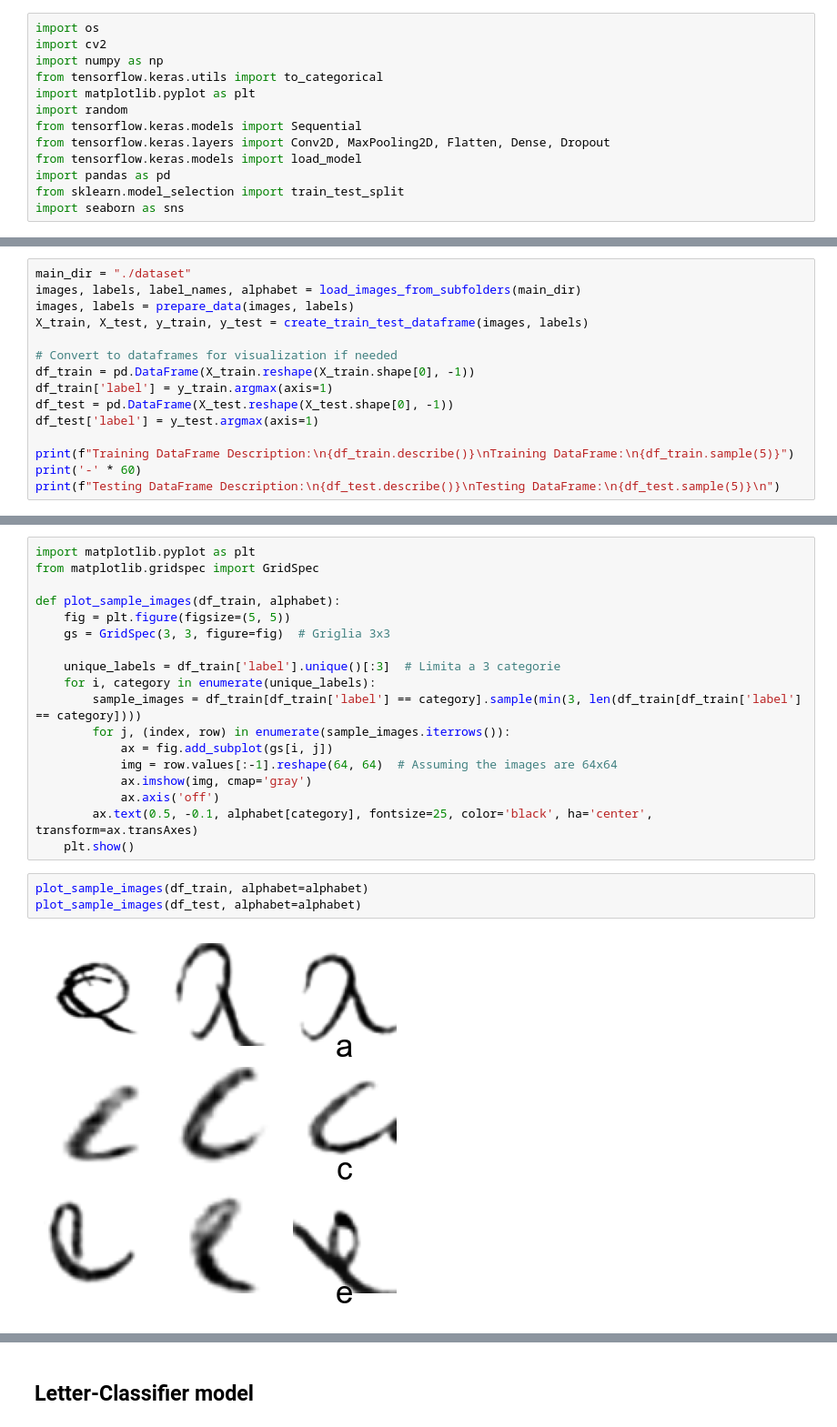
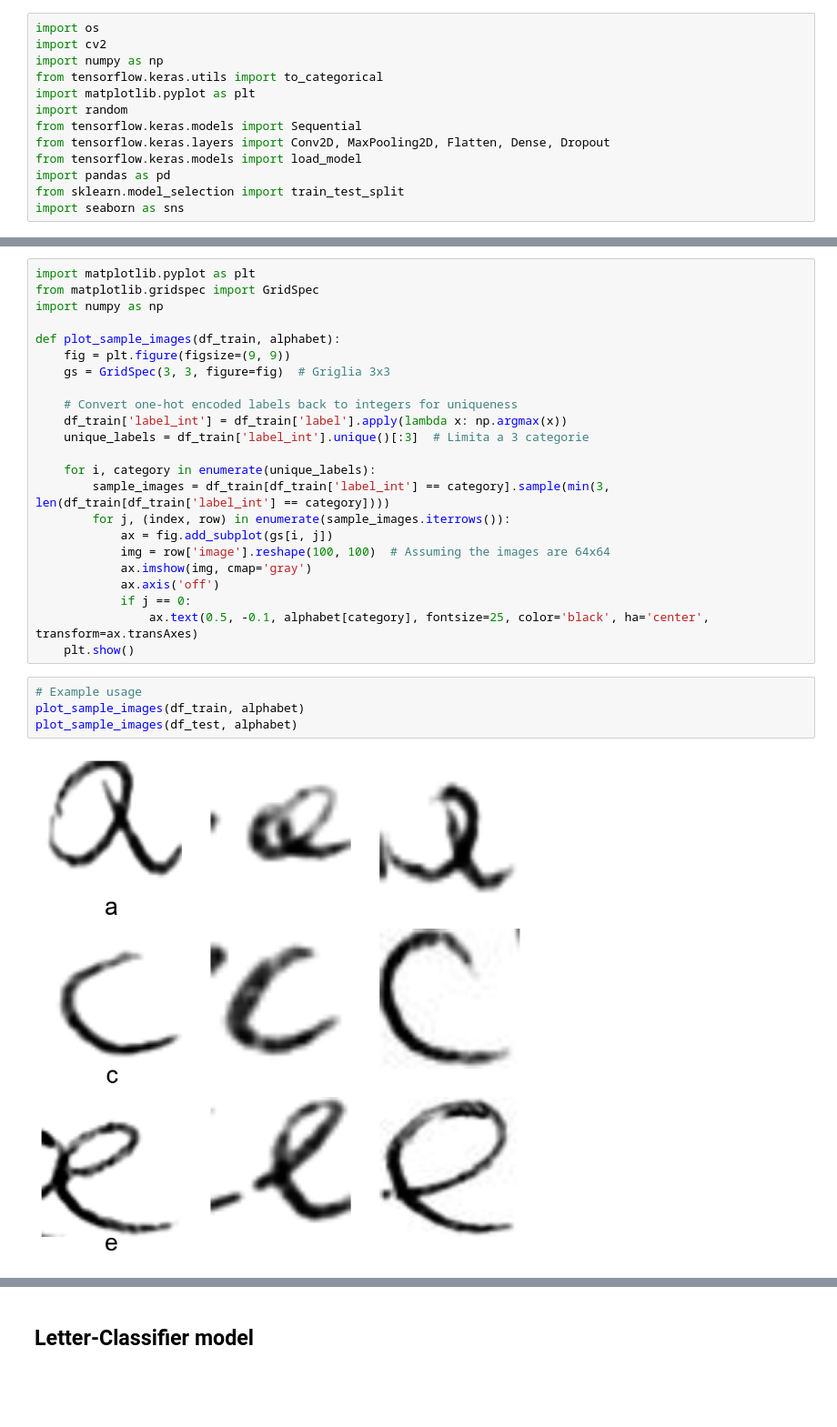
Before and after one commit to simone002/LetterClassifier, a Jupyter notebook: project.ipynb, the cells around one changed output, grey strips where cells are left out. Shown at 91% size. Saved outputs shown, nothing was run; the diff lists cells and outputs as text; blank space fills up the shorter version.

```diff
--- a/project.ipynb
+++ b/project.ipynb
@@ -91,15 +117,0 @@ def plot_class_distribution(labels, title, alphabet):
-# %%
-main_dir = "./dataset"
-images, labels, label_names, alphabet = load_images_from_subfolders(main_dir)
-images, labels = prepare_data(images, labels)
-X_train, X_test, y_train, y_test = create_train_test_dataframe(images, labels)
-
-# Convert to dataframes for visualization if needed
-df_train = pd.DataFrame(X_train.reshape(X_train.shape[0], -1))
-df_train['label'] = y_train.argmax(axis=1)
-df_test = pd.DataFrame(X_test.reshape(X_test.shape[0], -1))
-df_test['label'] = y_test.argmax(axis=1)
-
-print(f"Training DataFrame Description:\n{df_train.describe()}\nTraining DataFrame:\n{df_train.sample(5)}")
-print('-' * 60)
-print(f"Testing DataFrame Description:\n{df_test.describe()}\nTesting DataFrame:\n{df_test.sample(5)}\n")
@@ -137,23 +118,29 @@ Passing `palette` without assigning `hue` is deprecated and will be removed in v
 # %%
 import matplotlib.pyplot as plt
 from matplotlib.gridspec import GridSpec
+import numpy as np
 
 def plot_sample_images(df_train, alphabet):
-    fig = plt.figure(figsize=(5, 5))
+    fig = plt.figure(figsize=(9, 9))
     gs = GridSpec(3, 3, figure=fig)  # Griglia 3x3
 
-    unique_labels = df_train['label'].unique()[:3]  # Limita a 3 categorie
+    # Convert one-hot encoded labels back to integers for uniqueness
+    df_train['label_int'] = df_train['label'].apply(lambda x: np.argmax(x))
+    unique_labels = df_train['label_int'].unique()[:3]  # Limita a 3 categorie
+
     for i, category in enumerate(unique_labels):
-        sample_images = df_train[df_train['label'] == category].sample(min(3, len(df_train[df_train['label'] == category])))
+        sample_images = df_train[df_train['label_int'] == category].sample(min(3, len(df_train[df_train['label_int'] == category])))
         for j, (index, row) in enumerate(sample_images.iterrows()):
             ax = fig.add_subplot(gs[i, j])
-            img = row.values[:-1].reshape(64, 64)  # Assuming the images are 64x64
+            img = row['image'].reshape(100, 100)  # Assuming the images are 64x64
             ax.imshow(img, cmap='gray')
             ax.axis('off')
-        ax.text(0.5, -0.1, alphabet[category], fontsize=25, color='black', ha='center', transform=ax.transAxes)
+            if j == 0:
+                ax.text(0.5, -0.1, alphabet[category], fontsize=25, color='black', ha='center', transform=ax.transAxes)
     plt.show()
 # %%
-plot_sample_images(df_train, alphabet=alphabet)
-plot_sample_images(df_test, alphabet=alphabet)
+# Example usage
+plot_sample_images(df_train, alphabet)
+plot_sample_images(df_test, alphabet)
 # %% [output]
-[figure, old version]
+[figure, new version]
```
Also changed, not shown: parts of 24 cells of this notebook.
